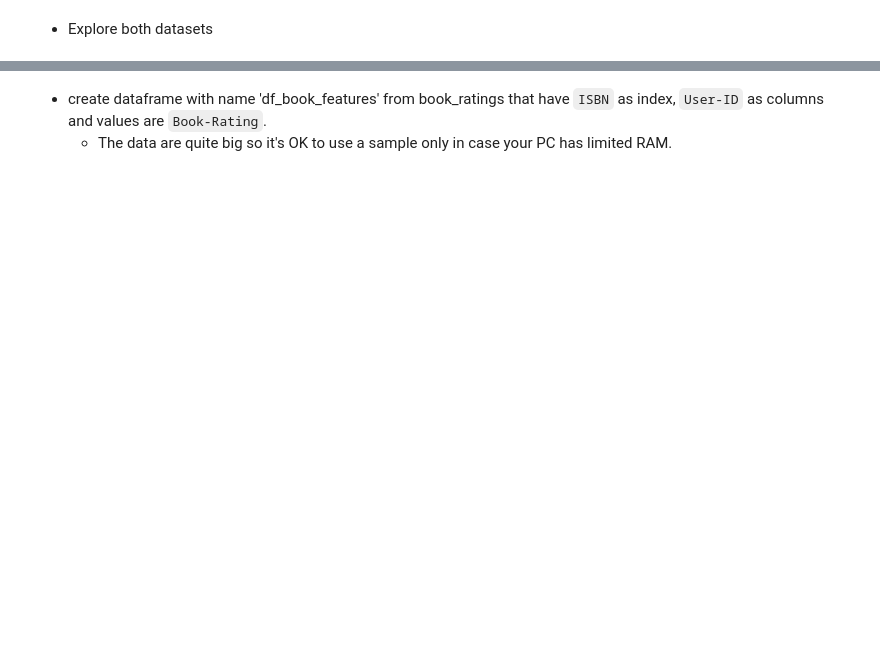
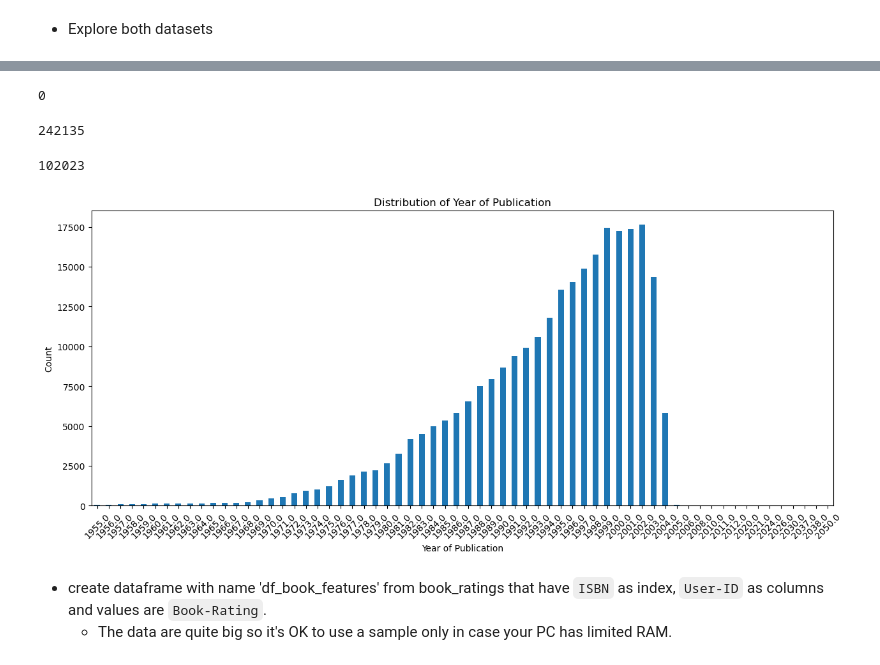
Before and after one commit to rdebullain/exercise_recommender_engines, a Jupyter notebook: notebooks/exercise_CF_memory.ipynb, the cells around one changed output, grey strips where cells are left out. Drawn from its saved outputs; the diff is of its cells as text; code cells hidden in the pictures; blank space fills up the shorter version.

```diff
--- a/notebooks/exercise_CF_memory.ipynb
+++ b/notebooks/exercise_CF_memory.ipynb
@@ -11,2 +12,2 @@ book_ratings = pd.read_csv('E:\Vocational\Lighthouse Labs\Flex Course\C08_Machin
 # %%
-books = pd.read_csv('E:\Vocational\Lighthouse Labs\Flex Course\C08_Machine Learning Application\exercise_recommender_engines\data\BX-Books.csv',sep=";", encoding="latin", error_bad_lines=False)
+books = pd.read_csv('E:\Vocational\Lighthouse Labs\Flex Course\C08_Machine Learning Application\exercise_recommender_engines\data\\bx_books.csv',sep=";", encoding="latin", on_bad_lines='skip', low_memory=False)
@@ -33,3 +142,35 @@ Skipping line 261529: expected 8 fields, saw 9
+# %%
+book_ratings.duplicated().sum()
+# %% [output]
+0
+# %%
+books['Book-Title'].nunique()
+# %% [output]
+242135
+# %%
+books['Book-Author'].nunique()
+# %% [output]
+102023
+# %%
+# Convert the 'Year-Of-Publication' column to numeric, setting errors='coerce' to handle invalid parsing
+books['Year-Of-Publication'] = pd.to_numeric(books['Year-Of-Publication'], errors='coerce')
+
+# Filter out rows where 'Year-Of-Publication' is NaN or 0
+filtered_books = books[(books['Year-Of-Publication'].notna()) & (books['Year-Of-Publication'] != 0)]
+
+# Further filter to only include years from 1900 onwards
+filtered_books = filtered_books[filtered_books['Year-Of-Publication'] >= 1955]
+
+# Plot the distribution of the filtered 'Year-Of-Publication'
+plt.figure(figsize=(15, 6))
+filtered_books['Year-Of-Publication'].value_counts().sort_index().plot(kind='bar')
+plt.xlabel('Year of Publication')
+plt.ylabel('Count')
+plt.title('Distribution of Year of Publication')
+plt.xticks(rotation=45)  # Rotate x-axis labels for better readability
+plt.show()
+# %% [output]
+[figure, added]
 # %% [markdown]
 * create dataframe with name 'df_book_features' from book_ratings that have `ISBN` as index, `User-ID` as columns and values are `Book-Rating`.
     - The data are quite big so it's OK to use a sample only in case your PC has limited RAM.
```
Also changed, not shown: parts of 26 cells of this notebook, 1 other file.
